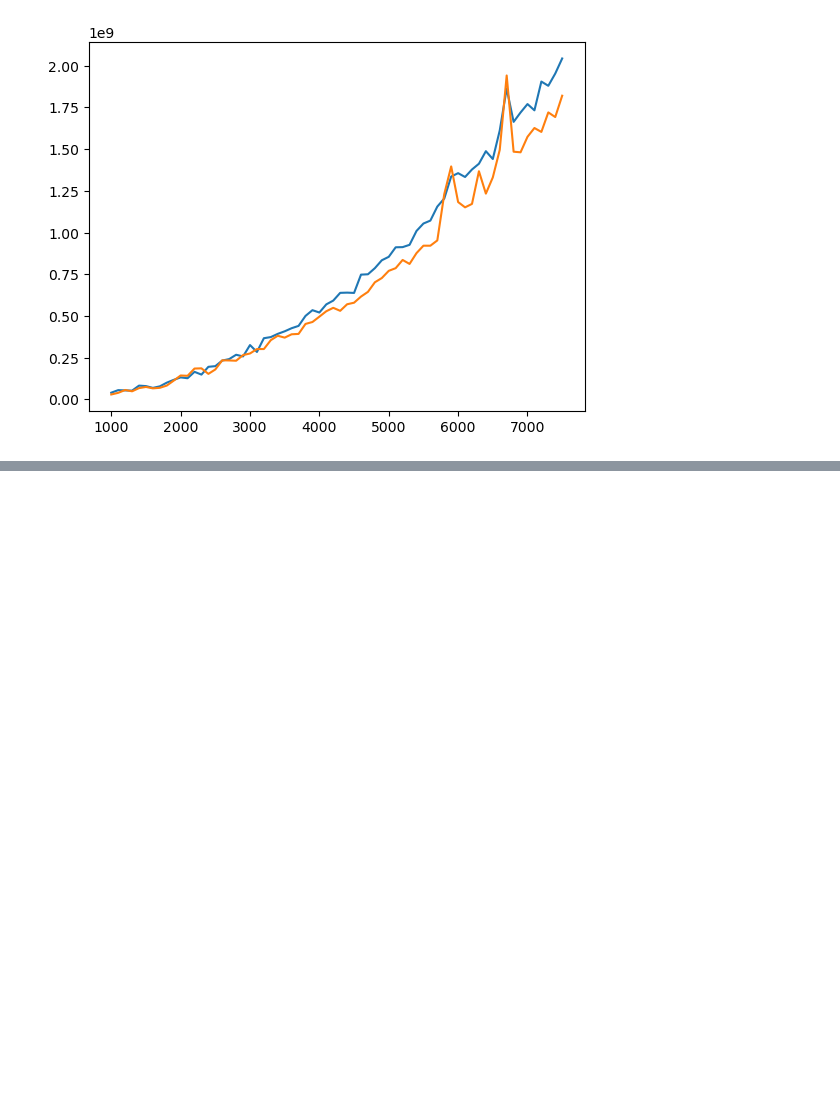
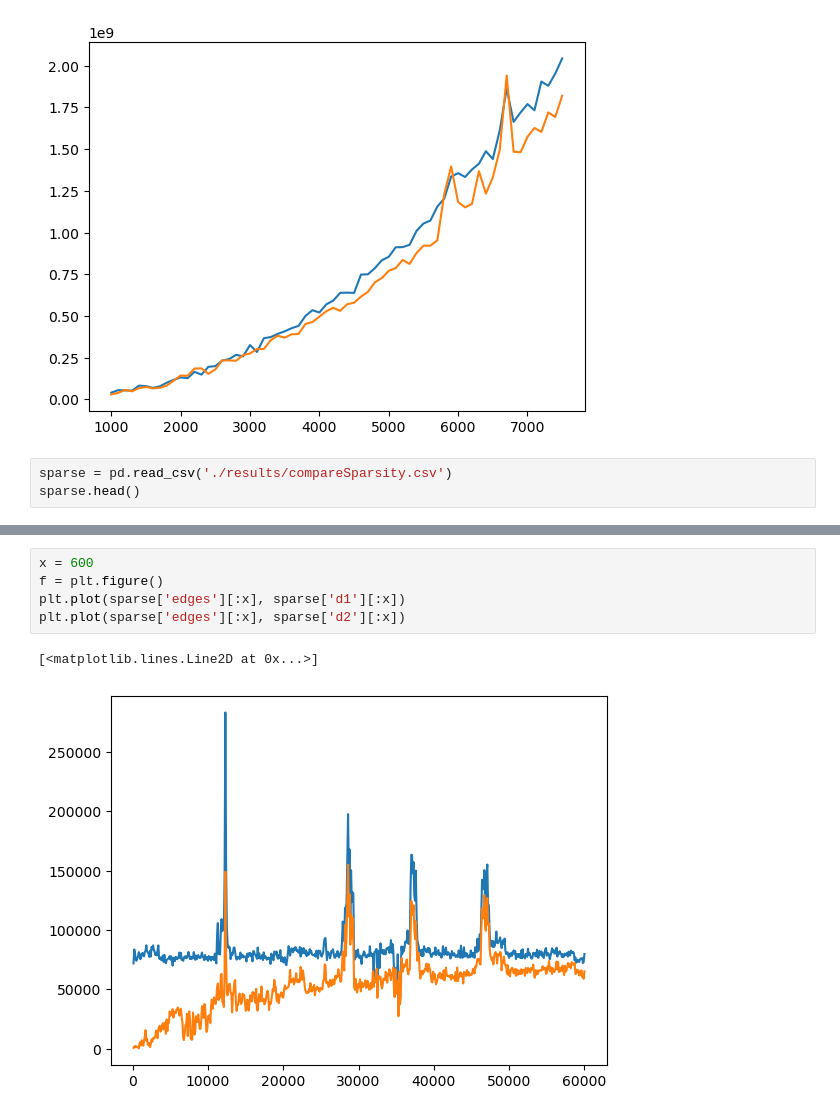
Before and after one commit to JeremyNathanJusuf/SC2001-Lab, a Jupyter notebook: Projects/Project2/graphs.ipynb, the cells around one changed output, grey strips where cells are left out. Drawn from its saved outputs; the diff is of its cells as text; blank space fills up the shorter version.

Commit message:
"fixed graph sparsity tester"

```diff
--- a/Projects/Project2/graphs.ipynb
+++ b/Projects/Project2/graphs.ipynb
@@ -21,3 +16,6 @@ plt.plot(df['V'], df['list'])
 # %% [output]
 [<matplotlib.lines.Line2D at 0x...>]
 [figure]
+# %%
+sparse = pd.read_csv('./results/compareSparsity.csv')
+sparse.head()
@@ -23,0 +29,8 @@ plt.plot(df['V'], df['list'])
+# %%
+x = 600
+f = plt.figure()
+plt.plot(sparse['edges'][:x], sparse['d1'][:x])
+plt.plot(sparse['edges'][:x], sparse['d2'][:x])
+# %% [output]
+[<matplotlib.lines.Line2D at 0x...>]
+[figure, added]
```
Also changed, not shown: parts of 2 cells of this notebook, 2 other files.
